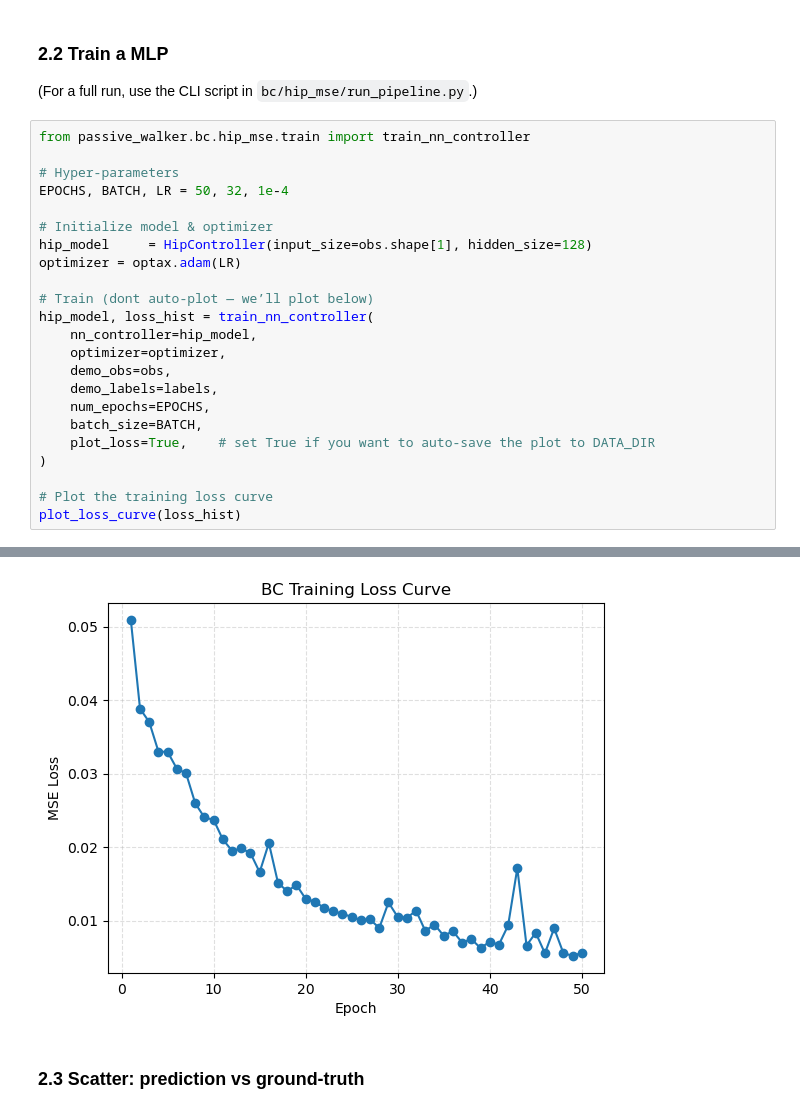
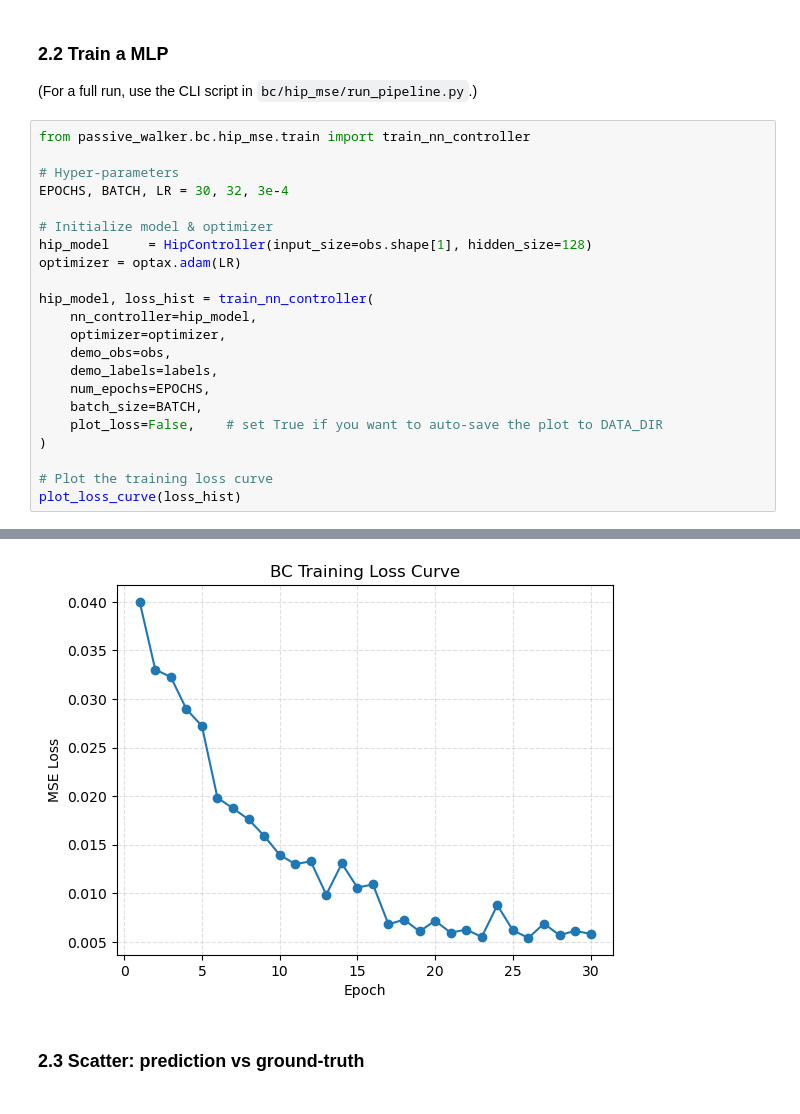
Before and after one commit to yunusdanabas/passive_walker_rl, a Jupyter notebook: passive_walker/bc/BehaviourClonning.ipynb, the cells around one changed output, grey strips where cells are left out. Cells and saved outputs as stored; diff of their text form.

```diff
--- a/passive_walker/bc/BehaviourClonning.ipynb
+++ b/passive_walker/bc/BehaviourClonning.ipynb
@@ -78,13 +78,12 @@ Collected obs (20000, 11), labels (20000, 1)
 from passive_walker.bc.hip_mse.train import train_nn_controller
 
 # Hyper-parameters
-EPOCHS, BATCH, LR = 50, 32, 1e-4
+EPOCHS, BATCH, LR = 30, 32, 3e-4
 
 # Initialize model & optimizer
 hip_model     = HipController(input_size=obs.shape[1], hidden_size=128)
 optimizer = optax.adam(LR)
 
-# Train (dont auto-plot — we’ll plot below)
 hip_model, loss_hist = train_nn_controller(
     nn_controller=hip_model,
     optimizer=optimizer,
@@ -92,7 +91,7 @@ hip_model, loss_hist = train_nn_controller(
     demo_labels=labels,
     num_epochs=EPOCHS,
     batch_size=BATCH,
-    plot_loss=True,    # set True if you want to auto-save the plot to DATA_DIR
+    plot_loss=False,    # set True if you want to auto-save the plot to DATA_DIR
 )
 
 # Plot the training loss curve
@@ -118,4 +117,4 @@ plot_loss_curve(loss_hist)
-[figure, old version]
+[figure, new version]
 # %% [markdown]
 ### 2.3 Scatter: prediction vs ground-truth
 # %%
```
Also changed, not shown: parts of 20 cells of this notebook, 41 other files.
